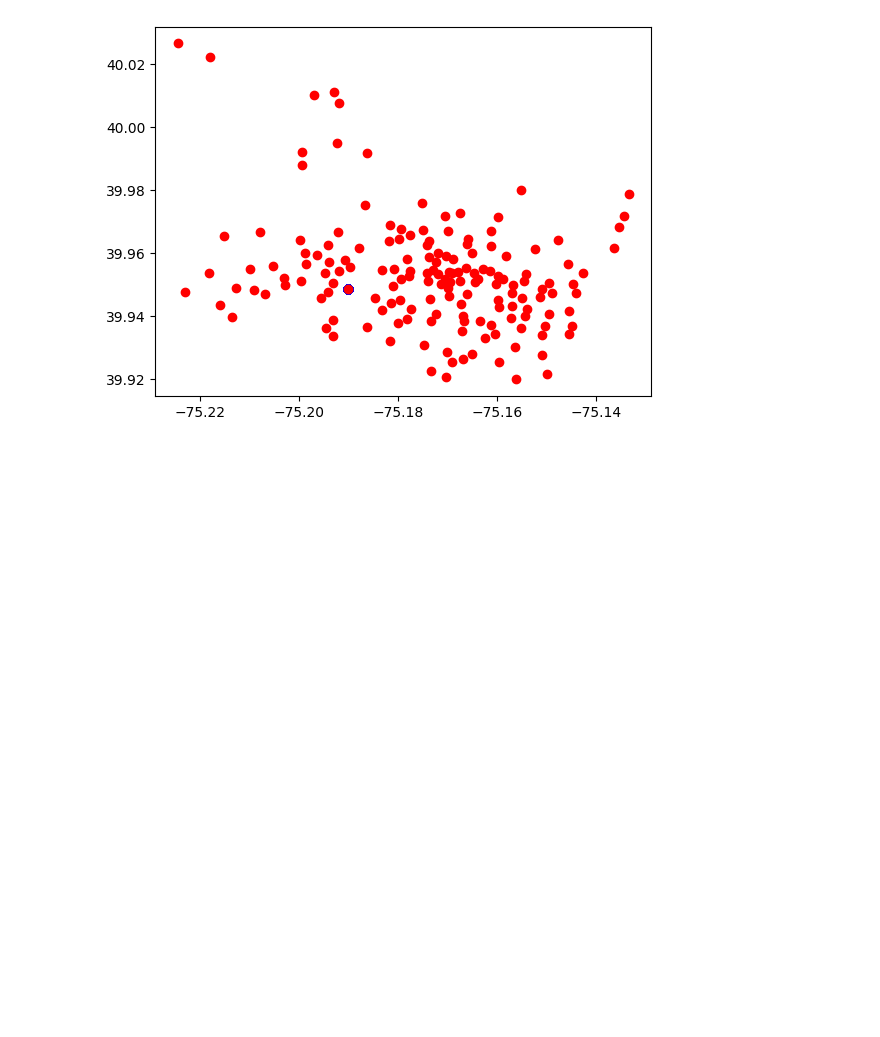
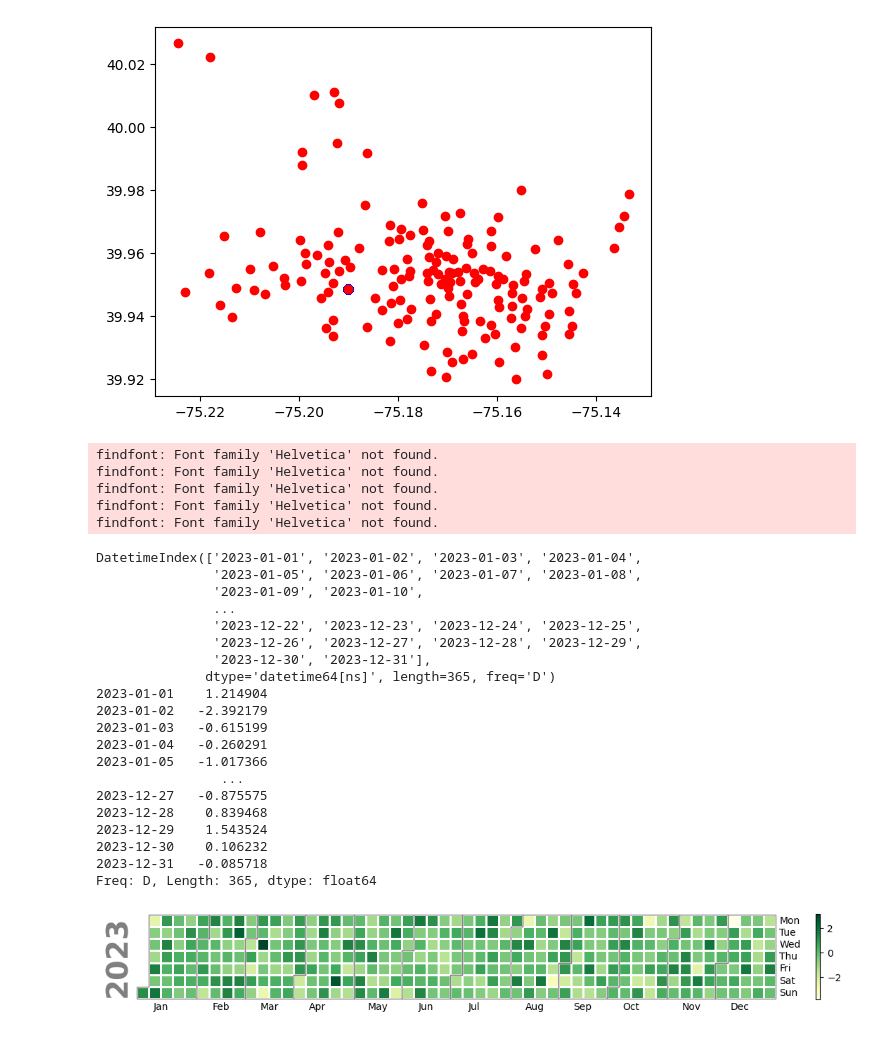
Before and after one commit to jagord24/zoomcamp, a Jupyter notebook: week_1_basics_n_setup/2_docker_sql/analyze_indego.ipynb, the cells around one changed output. Drawn from its saved outputs; the diff is of its cells as text; code cells hidden in the pictures; blank space fills up the shorter version.

```diff
--- a/week_1_basics_n_setup/2_docker_sql/analyze_indego.ipynb
+++ b/week_1_basics_n_setup/2_docker_sql/analyze_indego.ipynb
@@ -291,3 +299,45 @@ SyntaxError: invalid syntax (165173215.py, line 11)
 plot_station('3020', df_no_virtual)
 # %% [output]
 [figure]
+# %%
+import calplot
+
+
+# Create some data
+data = np.random.randint(0, 52, (7, 52))
+# create a numpy series of dates from jan 1 2023 through dec 31 2023
+dates = pd.date_range('2023-01-01', periods=365, freq='D')
+print(dates)
+values = pd.Series(np.random.randn(len(dates)), index = dates)
+
+print(values)
+
+calplot.calplot(values, cmap='YlGn')
+plt.show()
+# %% [output]
+findfont: Font family 'Helvetica' not found.
+findfont: Font family 'Helvetica' not found.
+findfont: Font family 'Helvetica' not found.
+findfont: Font family 'Helvetica' not found.
+findfont: Font family 'Helvetica' not found.
+DatetimeIndex(['2023-01-01', '2023-01-02', '2023-01-03', '2023-01-04',
+               '2023-01-05', '2023-01-06', '2023-01-07', '2023-01-08',
+               '2023-01-09', '2023-01-10',
+               ...
+               '2023-12-22', '2023-12-23', '2023-12-24', '2023-12-25',
+               '2023-12-26', '2023-12-27', '2023-12-28', '2023-12-29',
+               '2023-12-30', '2023-12-31'],
+              dtype='datetime64[ns]', length=365, freq='D')
+2023-01-01    1.214904
+2023-01-02   -2.392179
+2023-01-03   -0.615199
+2023-01-04   -0.260291
+2023-01-05   -1.017366
+                ...
+2023-12-27   -0.875575
+2023-12-28    0.839468
+2023-12-29    1.543524
+2023-12-30    0.106232
+2023-12-31   -0.085718
+Freq: D, Length: 365, dtype: float64
+[figure, added]
```
Also changed, not shown: parts of 3 cells of this notebook, 1 other file.
